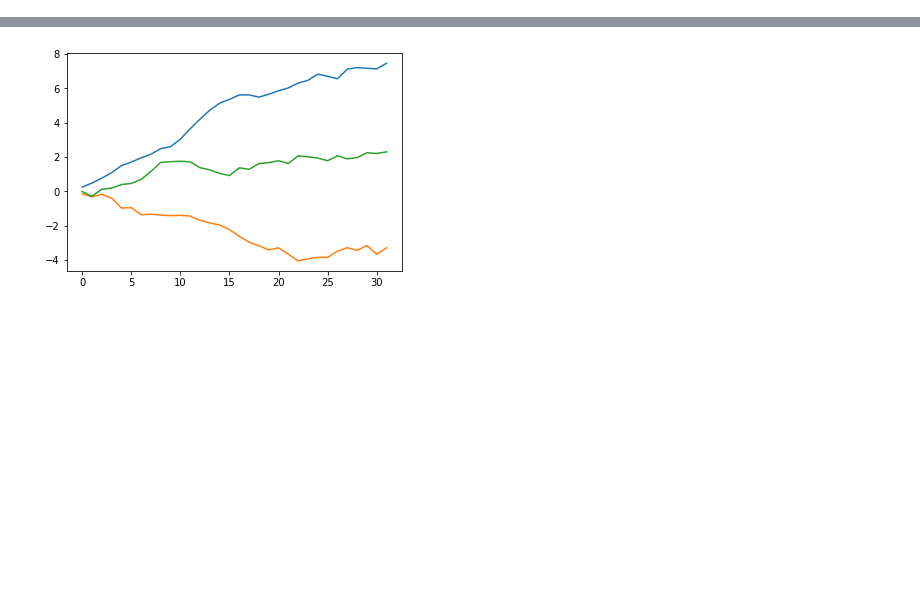
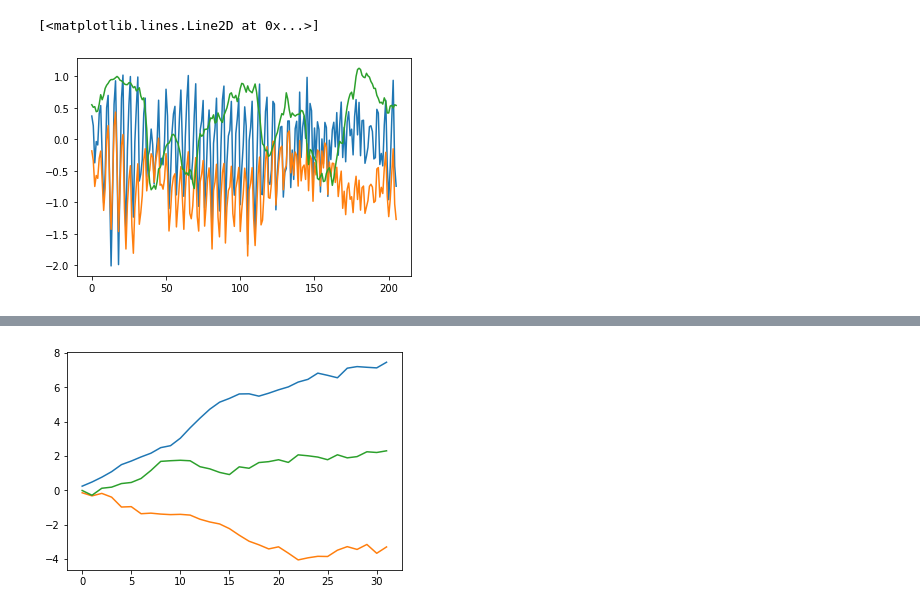
Before and after one commit to Iguanacolossus/Capstone3-TBA, a Jupyter notebook: notebooks/HAR.ipynb, the cells around one changed output, grey strips where cells are left out. Cells and saved outputs as stored; diff of their text form; code cells hidden in the pictures; blank space fills up the shorter version.

```diff
--- a/notebooks/HAR.ipynb
+++ b/notebooks/HAR.ipynb
@@ -122,0 +53,46 @@ for i in range(3):
+# %%
+#rotatation around z axis
+def rot_matrix_z(x,y,z,theta):
+    '''performs a theta degree rotation around the x axis of any three demetional point in space'''
+    '''inputs:
+            x : <float, y: <float>,  z: <float>
+            theta: degrees
+       output:
+           new x y z
+           '''
+    theta_rad = theta/57.2958
+    rot_matrix = np.array([[np.cos(theta),-np.sin(theta), 0],
+                               [np.sin(theta),np.cos(theta), 0],
+                              [0, 0, 1]])
+
+
+    return np.array([x,y,z])@rot_matrix
+# %%
+y = np.reshape(y_tuple,(1,-1))[0]
+z = np.reshape(z_tuple,(1,-1))[0]
+# %%
+# rotate the three x,y,z arrays and save them in new x,y,z arrays
+def rotate_xyz(x_array,y_array,z_array,theta):
+    x_rot = np.array([])
+    y_rot = np.array([])
+    z_rot = np.array([])
+    for i in range(len(x_array)):
+        #print(x_array[i])
+        new_point = rot_matrix_z(x=x_array[i],y=y_array[i],z=z_array[i],theta=theta)
+        #print(new_point[0])
+        #print(type(new_point[0]))
+        x_rot = np.append(x_rot,new_point[0])
+        #print(x_rot)
+        y_rot = np.append(y_rot,new_point[1])
+        z_rot = np.append(z_rot,new_point[2])
+    return x_rot,y_rot,z_rot
+# %%
+x_45,y_45,z_45 = rotate_xyz(x,y,z,theta=45)
+# %%
+fig, axs = plt.subplots()
+axs.plot(time,x_45, label='x')
+axs.plot(time,y_45, label='y')
+axs.plot(time,z_45, label='z')
+# %% [output]
+[<matplotlib.lines.Line2D at 0x...>]
+[figure, added]
```
Also changed, not shown: parts of 71 cells of this notebook, 4 other files.
